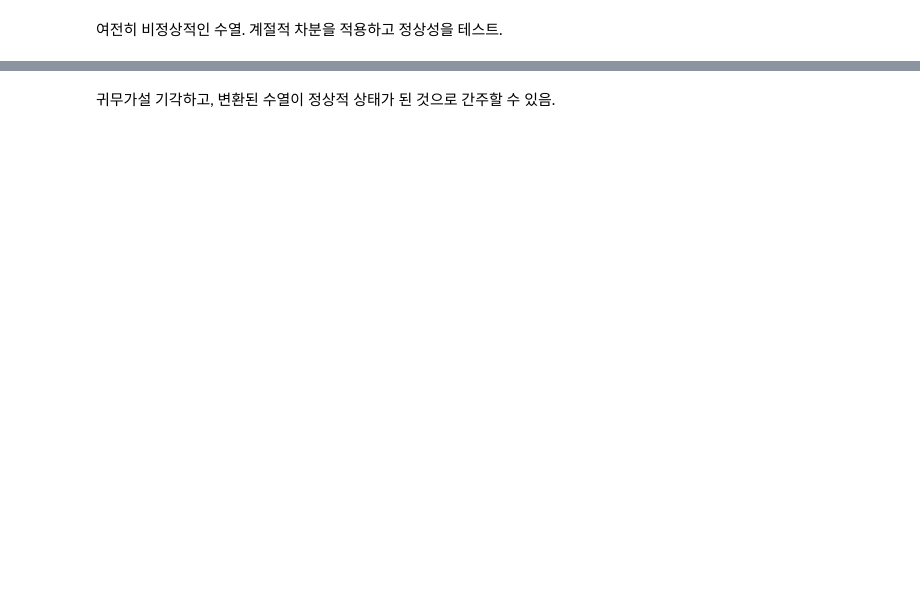
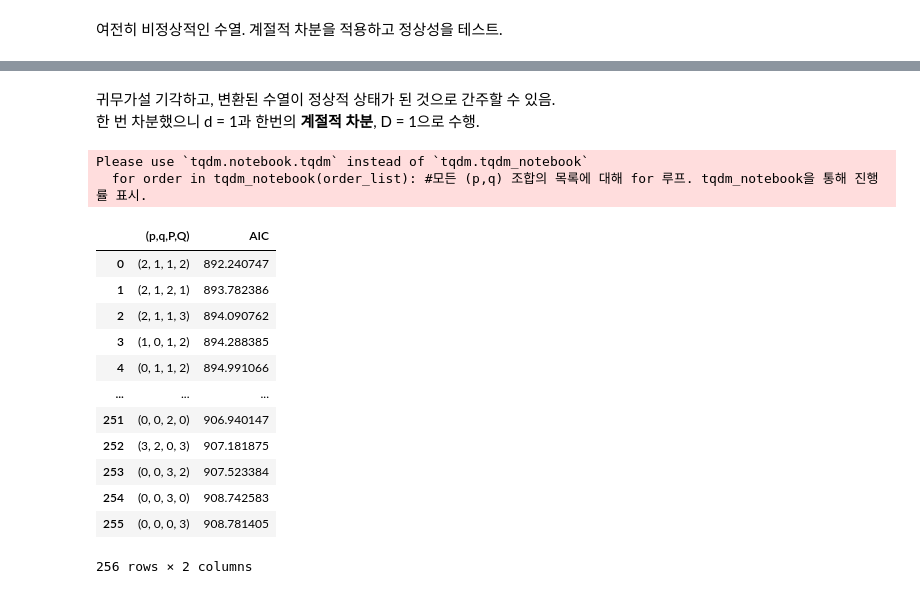
Before and after one commit to mskcho00/TimeSeries-Self-Practice, a Jupyter notebook: 8_SARIMA.ipynb, the cells around one changed output, grey strips where cells are left out. Saved outputs shown, nothing was run; the diff lists cells and outputs as text; code cells hidden in the pictures; blank space fills up the shorter version.

```diff
--- a/8_SARIMA.ipynb
+++ b/8_SARIMA.ipynb
@@ -471,2 +471,35 @@ p-val: 3.823046856143681e-30
 # %% [markdown]
 귀무가설 기각하고, 변환된 수열이 정상적 상태가 된 것으로 간주할 수 있음.
+한 번 차분했으니 d = 1과 한번의 **계절적 차분**, D = 1으로 수행.
+# %%
+ps = range(0,4,1)
+qs = range(0,4,1)
+Ps = range(0,4,1)
+Qs = range(0,4,1)
+
+SARIMA_order_list = list(product(ps, qs, Ps, Qs))
+
+train = df['Passengers'][:-12] #훈련 집합은 테스트 집합의 마지막 12개의 데이터를 제외한 나머지
+
+d = 1
+D = 1
+s = 12
+
+SARIMA_result_df = optimize_SARIMA(train, SARIMA_order_list, d, D, s)
+SARIMA_result_df
+# %% [output]
+Please use `tqdm.notebook.tqdm` instead of `tqdm.tqdm_notebook`
+  for order in tqdm_notebook(order_list): #모든 (p,q) 조합의 목록에 대해 for 루프. tqdm_notebook을 통해 진행률 표시.
+|  | (p,q,P,Q) | AIC |
+| 0 | (2, 1, 1, 2) | 892.240747 |
+| 1 | (2, 1, 2, 1) | 893.782386 |
+| 2 | (2, 1, 1, 3) | 894.090762 |
+| 3 | (1, 0, 1, 2) | 894.288385 |
+| 4 | (0, 1, 1, 2) | 894.991066 |
+| ... | ... | ... |
+| 251 | (0, 0, 2, 0) | 906.940147 |
+| 252 | (3, 2, 0, 3) | 907.181875 |
+| 253 | (0, 0, 3, 2) | 907.523384 |
+| 254 | (0, 0, 3, 0) | 908.742583 |
+| 255 | (0, 0, 0, 3) | 908.781405 |
+256 rows × 2 columns
```
Also changed, not shown: parts of 22 cells of this notebook.
